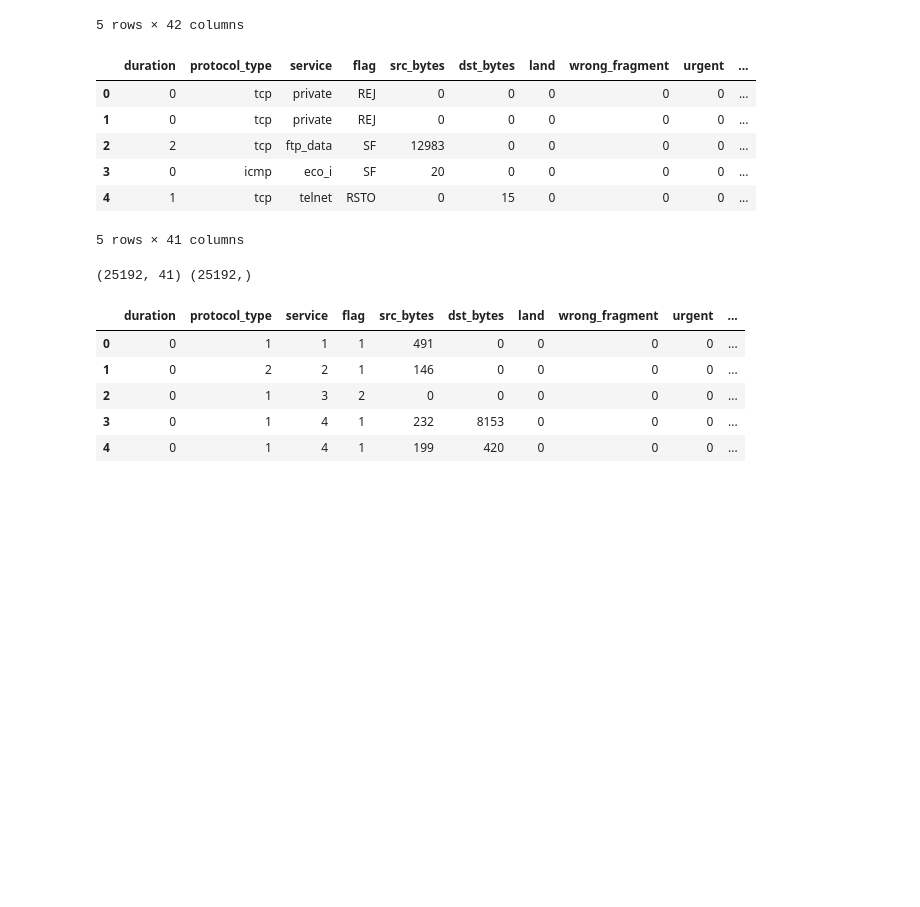
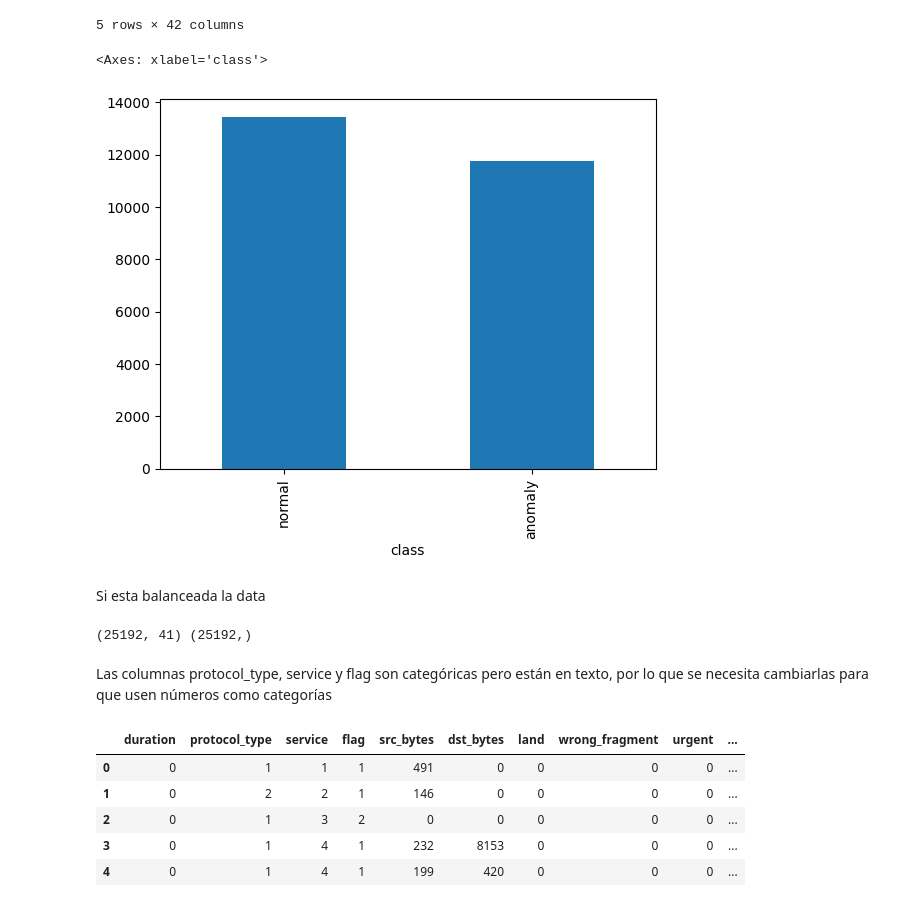
Before and after one commit to sebas411/Lab5-Security-Data-Science, a Jupyter notebook: lab5.ipynb, the cells around one changed output. Saved outputs shown, nothing was run; the diff lists cells and outputs as text; code cells hidden in the pictures; blank space fills up the shorter version.

```diff
--- a/lab5.ipynb
+++ b/lab5.ipynb
@@ -324,17 +331,13 @@ df.head()
 | 3 | 0 | tcp | http | SF | 232 | 8153 | 0 | 0 | 0 | ... |
 | 4 | 0 | tcp | http | SF | 199 | 420 | 0 | 0 | 0 | ... |
 5 rows × 42 columns
-# %%
-df_test = pd.read_csv("Test_data.csv")
-df_test.head()
-# %% [output]
-|  | duration | protocol_type | service | flag | src_bytes | dst_bytes | land | wrong_fragment | urgent | ... |
-| 0 | 0 | tcp | private | REJ | 0 | 0 | 0 | 0 | 0 | ... |
-| 1 | 0 | tcp | private | REJ | 0 | 0 | 0 | 0 | 0 | ... |
-| 2 | 2 | tcp | ftp_data | SF | 12983 | 0 | 0 | 0 | 0 | ... |
-| 3 | 0 | icmp | eco_i | SF | 20 | 0 | 0 | 0 | 0 | ... |
-| 4 | 1 | tcp | telnet | RSTO | 0 | 15 | 0 | 0 | 0 | ... |
-5 rows × 41 columns
+# %%
+df["class"].value_counts().plot.bar()
+# %% [output]
+<Axes: xlabel='class'>
+[figure, added]
+# %% [markdown]
+Si esta balanceada la data
 # %%
 y = df["class"]
 X = df.copy()
@@ -342,6 +345,8 @@ X.pop("class")
 print(X.shape, y.shape)
 # %% [output]
 (25192, 41) (25192,)
+# %% [markdown]
+Las columnas protocol_type, service y flag son categóricas pero están en texto, por lo que se necesita cambiarlas para que usen números como categorías
 # %%
 cols = ["protocol_type", "service", "flag"]
 X[cols] = X[cols].apply(lambda x: pd.factorize(x)[0] + 1)
```
Also changed, not shown: parts of 44 cells of this notebook.
